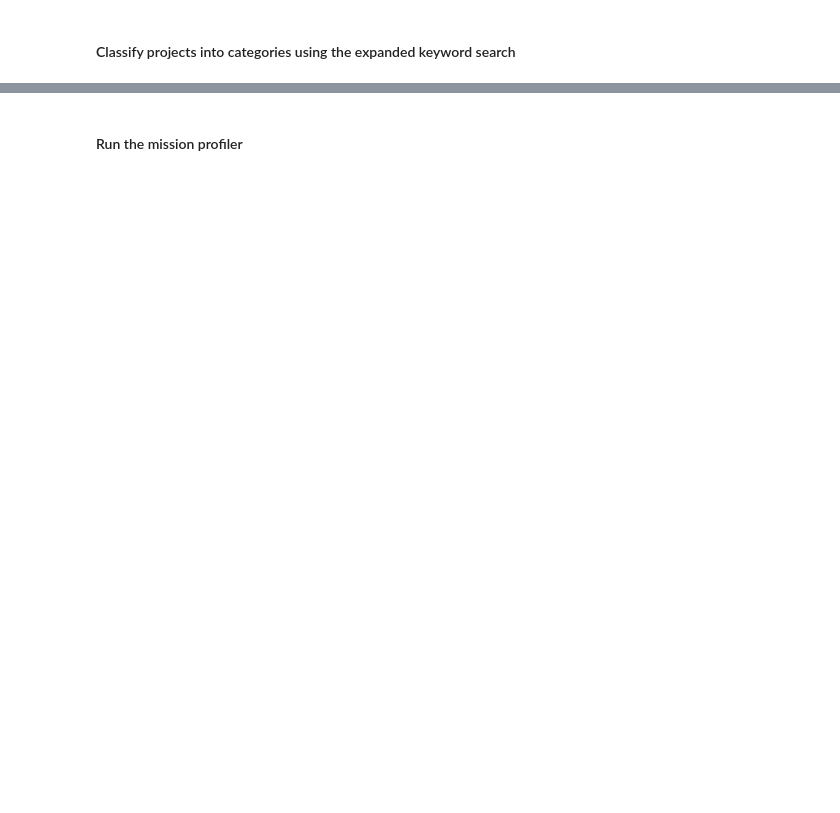
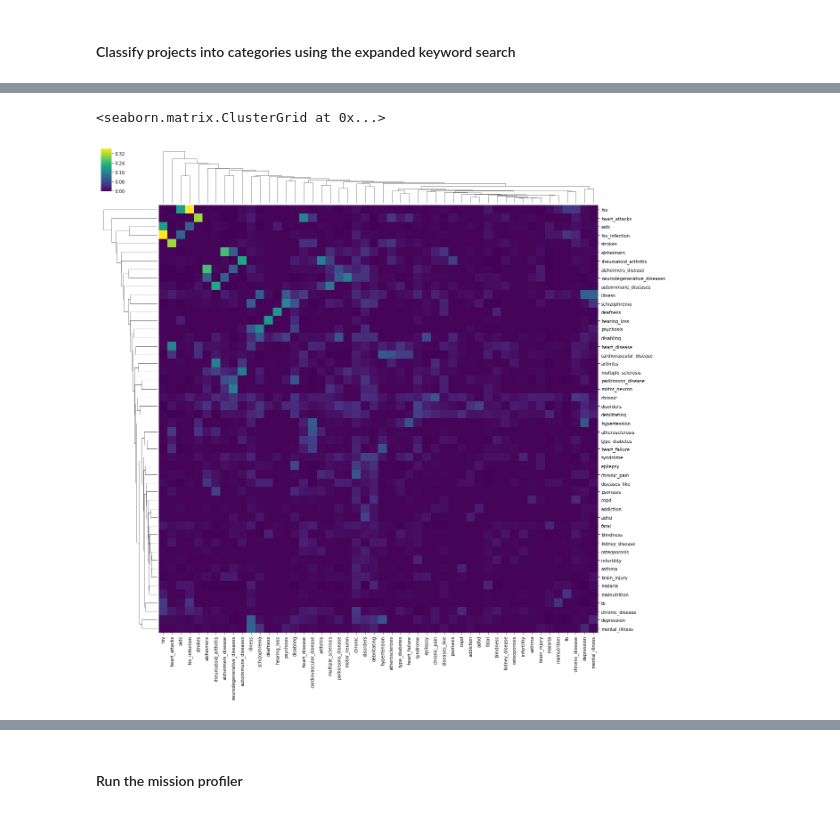
Before and after one commit to Juan-Mateos/eurito_mission, a Jupyter notebook: notebooks/03_jmg_mission_field_analysis.ipynb, the cells around one changed output, grey strips where cells are left out. Drawn from its saved outputs; the diff is of its cells as text; code cells hidden in the pictures; blank space fills up the shorter version.

```diff
--- a/notebooks/03_jmg_mission_field_analysis.ipynb
+++ b/notebooks/03_jmg_mission_field_analysis.ipynb
@@ -725,0 +852,2 @@ mp.keyword_expansion(mission_dict,thres=0.8).query_data()
+# %%
+high_chronic_kws = list(mc.kw_counts['chronic_condition'].sum().sort_values(ascending=False)[:50].index)
@@ -725,0 +874,7 @@ mp.keyword_expansion(mission_dict,thres=0.8).query_data()
+# %%
+#Can we look for clusters
+
+sns.clustermap(remove_diagonal(mission_keywords[high_chronic_kws].corr()),cmap='viridis',figsize=(20,20))
+# %% [output]
+<seaborn.matrix.ClusterGrid at 0x...>
+[figure, added]
```
Also changed, not shown: parts of 67 cells of this notebook, 4 other files.
